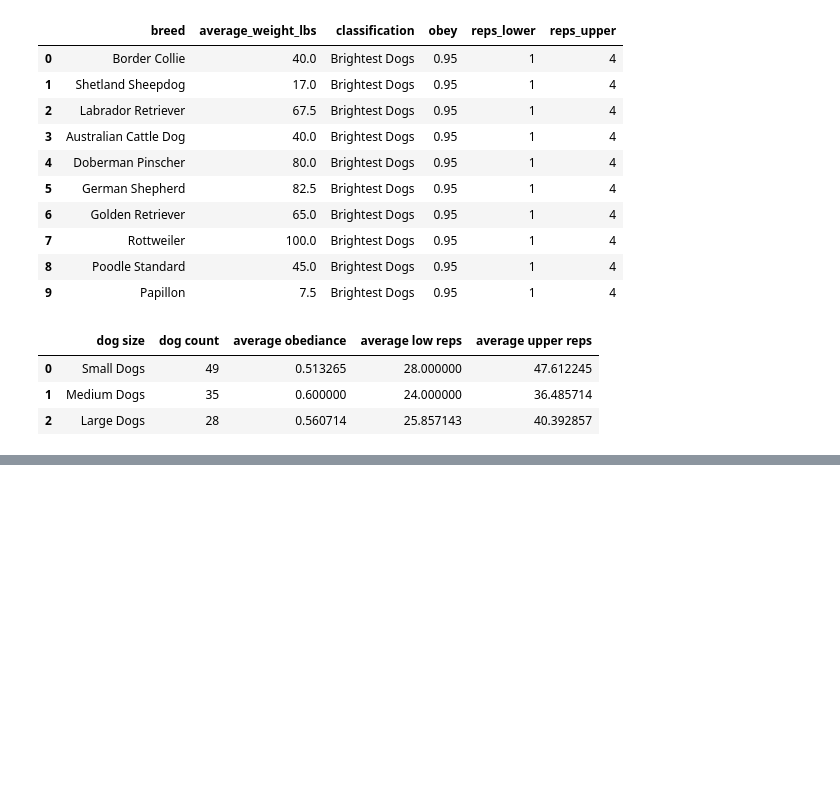
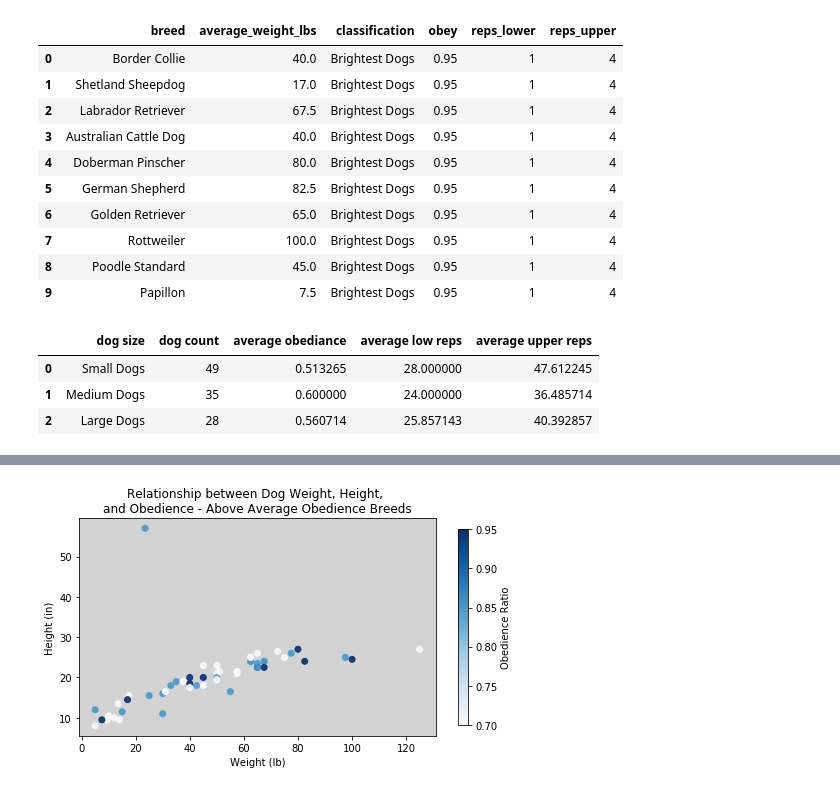
Before and after one commit to alissavokes/ETL-Dog-Intelligence, a Jupyter notebook: data_etl.ipynb, the cells around one changed output, grey strips where cells are left out. Cells and saved outputs as stored; diff of their text form; code cells hidden in the pictures; blank space fills up the shorter version.

```diff
--- a/data_etl.ipynb
+++ b/data_etl.ipynb
@@ -554,0 +571,12 @@ plt.show()
+# %%
+#scatter plot comparing high obedience dog weights and heights
+above_average_dogs = complete_dog_data.loc[complete_dog_data['obey'] >= .70 ]
+
+#scatter plot comparing breeds with above average obedience levels (as the sizing factor)
+x = above_average_dogs['average_weight_lbs']
+y = above_average_dogs['average_height_inches']
+o_ratio  = above_average_dogs['obey']
+
+tri_factor_scatter(x, y, o_ratio, 'Above Average Obedience Breeds')
+# %% [output]
+[figure, added]
```
Also changed, not shown: parts of 16 cells of this notebook, 12 other files.
